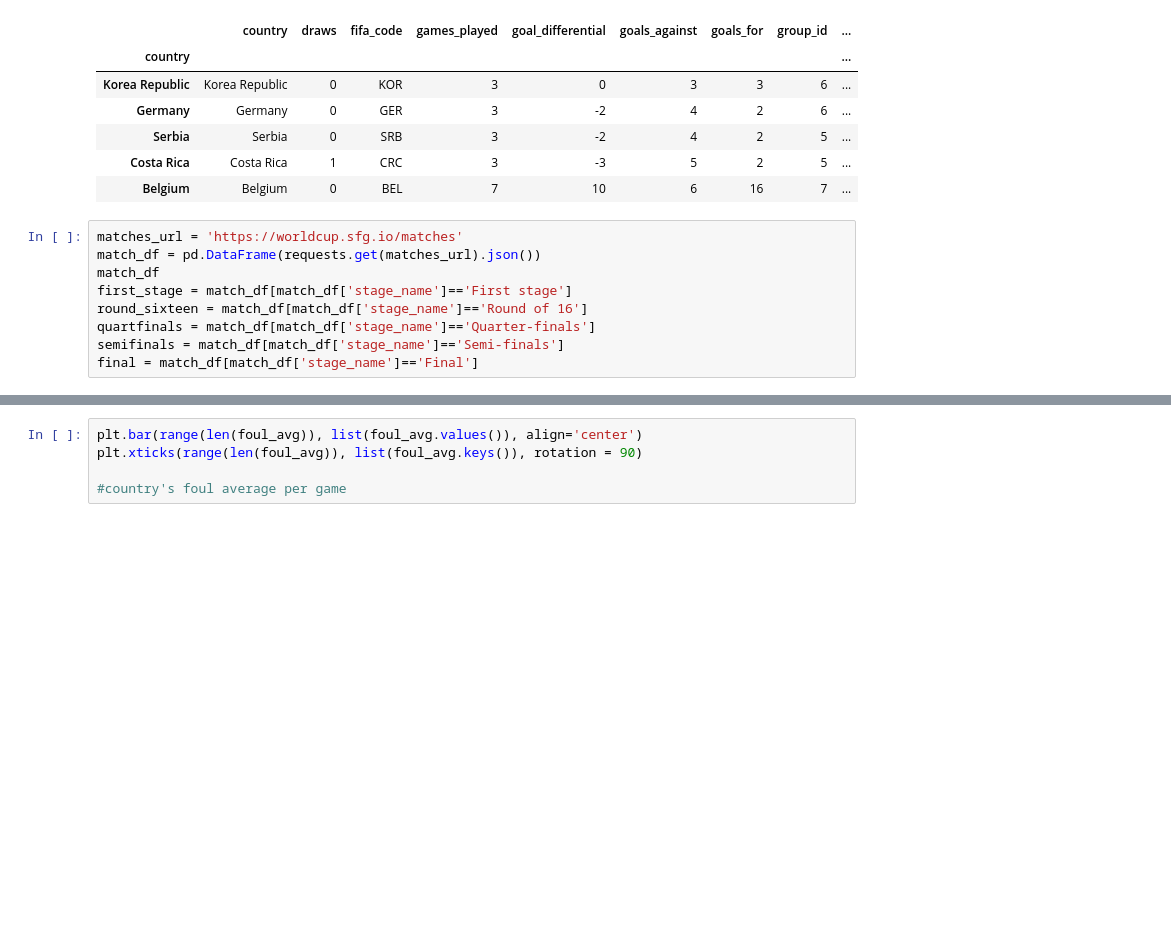
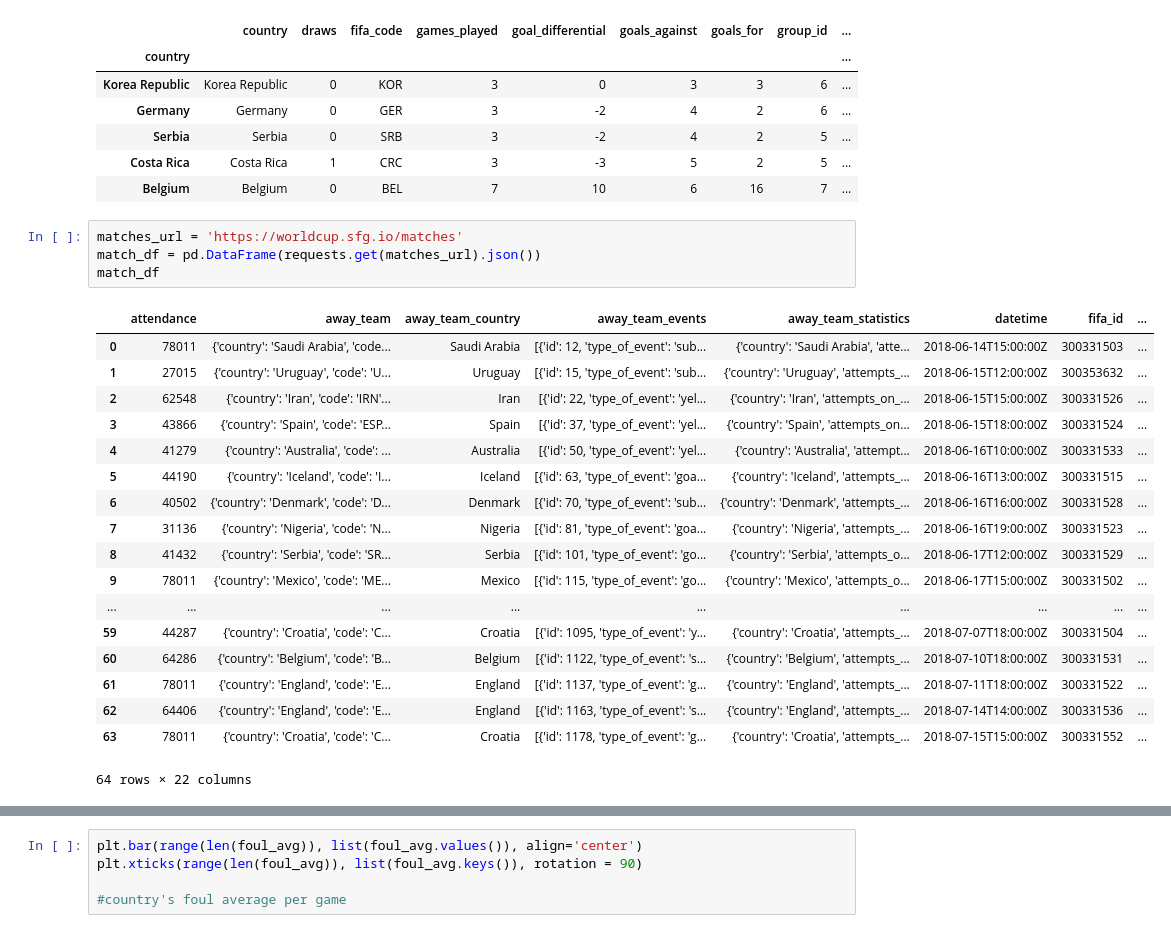
Before and after one commit to benjkedl/FIFA_2018_data, a Jupyter notebook: FIFA_API_project.ipynb, the cells around one changed output, grey strips where cells are left out. Cells and saved outputs as stored; diff of their text form; blank space fills up the shorter version.

```diff
--- a/FIFA_API_project.ipynb
+++ b/FIFA_API_project.ipynb
@@ -38,12 +27,26 @@ teams_df.head()
 # %%
 matches_url = 'https://worldcup.sfg.io/matches'
 match_df = pd.DataFrame(requests.get(matches_url).json())
 match_df
-first_stage = match_df[match_df['stage_name']=='First stage']
-round_sixteen = match_df[match_df['stage_name']=='Round of 16']
-quartfinals = match_df[match_df['stage_name']=='Quarter-finals']
-semifinals = match_df[match_df['stage_name']=='Semi-finals']
-final = match_df[match_df['stage_name']=='Final']
+# %% [output]
+|  | attendance | away_team | away_team_country | away_team_events | away_team_statistics | datetime | fifa_id | ... |
+| 0 | 78011 | {'country': 'Saudi Arabia', 'code... | Saudi Arabia | [{'id': 12, 'type_of_event': 'sub... | {'country': 'Saudi Arabia', 'atte... | 2018-06-14T15:00:00Z | 300331503 | ... |
+| 1 | 27015 | {'country': 'Uruguay', 'code': 'U... | Uruguay | [{'id': 15, 'type_of_event': 'sub... | {'country': 'Uruguay', 'attempts_... | 2018-06-15T12:00:00Z | 300353632 | ... |
+| 2 | 62548 | {'country': 'Iran', 'code': 'IRN'... | Iran | [{'id': 22, 'type_of_event': 'yel... | {'country': 'Iran', 'attempts_on_... | 2018-06-15T15:00:00Z | 300331526 | ... |
+| 3 | 43866 | {'country': 'Spain', 'code': 'ESP... | Spain | [{'id': 37, 'type_of_event': 'yel... | {'country': 'Spain', 'attempts_on... | 2018-06-15T18:00:00Z | 300331524 | ... |
+| 4 | 41279 | {'country': 'Australia', 'code': ... | Australia | [{'id': 50, 'type_of_event': 'yel... | {'country': 'Australia', 'attempt... | 2018-06-16T10:00:00Z | 300331533 | ... |
+| 5 | 44190 | {'country': 'Iceland', 'code': 'I... | Iceland | [{'id': 63, 'type_of_event': 'goa... | {'country': 'Iceland', 'attempts_... | 2018-06-16T13:00:00Z | 300331515 | ... |
+| 6 | 40502 | {'country': 'Denmark', 'code': 'D... | Denmark | [{'id': 70, 'type_of_event': 'sub... | {'country': 'Denmark', 'attempts_... | 2018-06-16T16:00:00Z | 300331528 | ... |
+| 7 | 31136 | {'country': 'Nigeria', 'code': 'N... | Nigeria | [{'id': 81, 'type_of_event': 'goa... | {'country': 'Nigeria', 'attempts_... | 2018-06-16T19:00:00Z | 300331523 | ... |
+| 8 | 41432 | {'country': 'Serbia', 'code': 'SR... | Serbia | [{'id': 101, 'type_of_event': 'go... | {'country': 'Serbia', 'attempts_o... | 2018-06-17T12:00:00Z | 300331529 | ... |
+| 9 | 78011 | {'country': 'Mexico', 'code': 'ME... | Mexico | [{'id': 115, 'type_of_event': 'go... | {'country': 'Mexico', 'attempts_o... | 2018-06-17T15:00:00Z | 300331502 | ... |
+| ... | ... | ... | ... | ... | ... | ... | ... | ... |
+| 59 | 44287 | {'country': 'Croatia', 'code': 'C... | Croatia | [{'id': 1095, 'type_of_event': 'y... | {'country': 'Croatia', 'attempts_... | 2018-07-07T18:00:00Z | 300331504 | ... |
+| 60 | 64286 | {'country': 'Belgium', 'code': 'B... | Belgium | [{'id': 1122, 'type_of_event': 's... | {'country': 'Belgium', 'attempts_... | 2018-07-10T18:00:00Z | 300331531 | ... |
+| 61 | 78011 | {'country': 'England', 'code': 'E... | England | [{'id': 1137, 'type_of_event': 'g... | {'country': 'England', 'attempts_... | 2018-07-11T18:00:00Z | 300331522 | ... |
+| 62 | 64406 | {'country': 'England', 'code': 'E... | England | [{'id': 1163, 'type_of_event': 's... | {'country': 'England', 'attempts_... | 2018-07-14T14:00:00Z | 300331536 | ... |
+| 63 | 78011 | {'country': 'Croatia', 'code': 'C... | Croatia | [{'id': 1178, 'type_of_event': 'g... | {'country': 'Croatia', 'attempts_... | 2018-07-15T15:00:00Z | 300331552 | ... |
+64 rows × 22 columns
 # %%
 #goal_times = {}
 goal_times_dict = {
```
Also changed, not shown: parts of 14 cells of this notebook, 4 other files.
